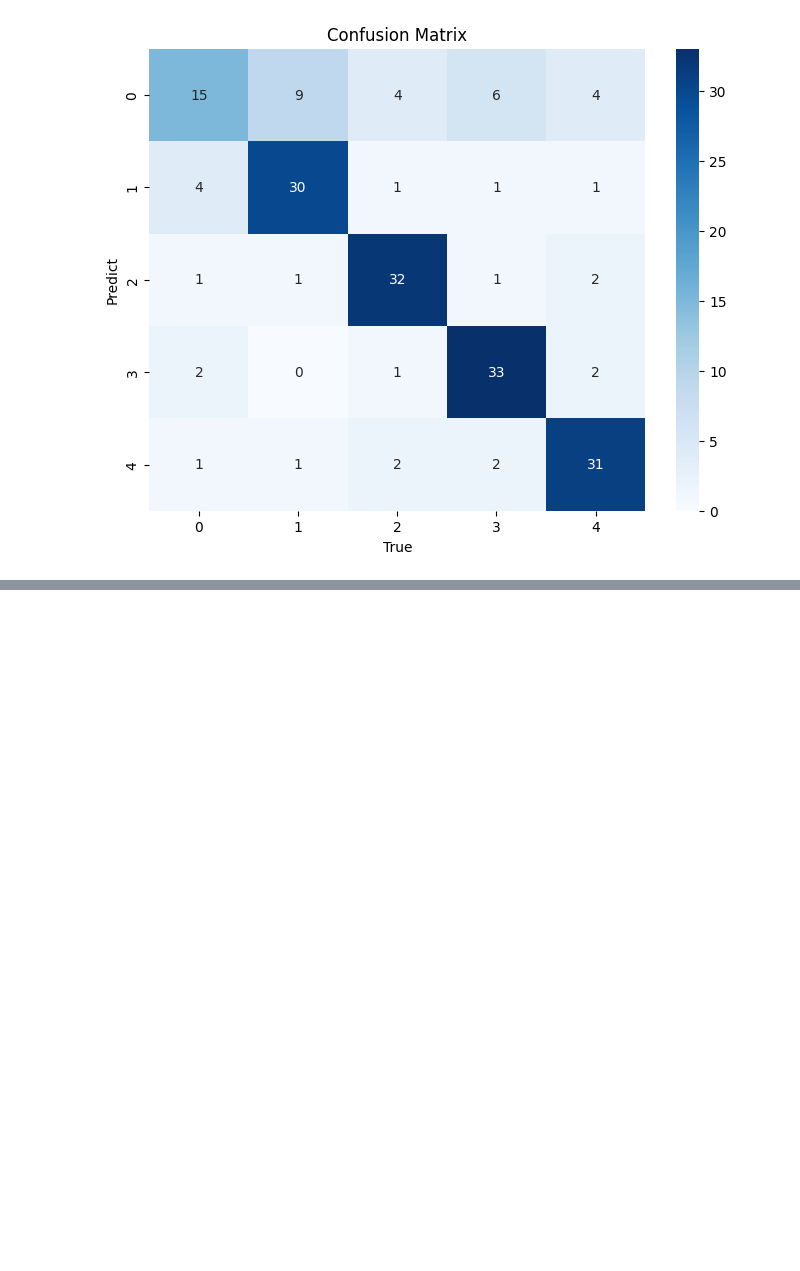
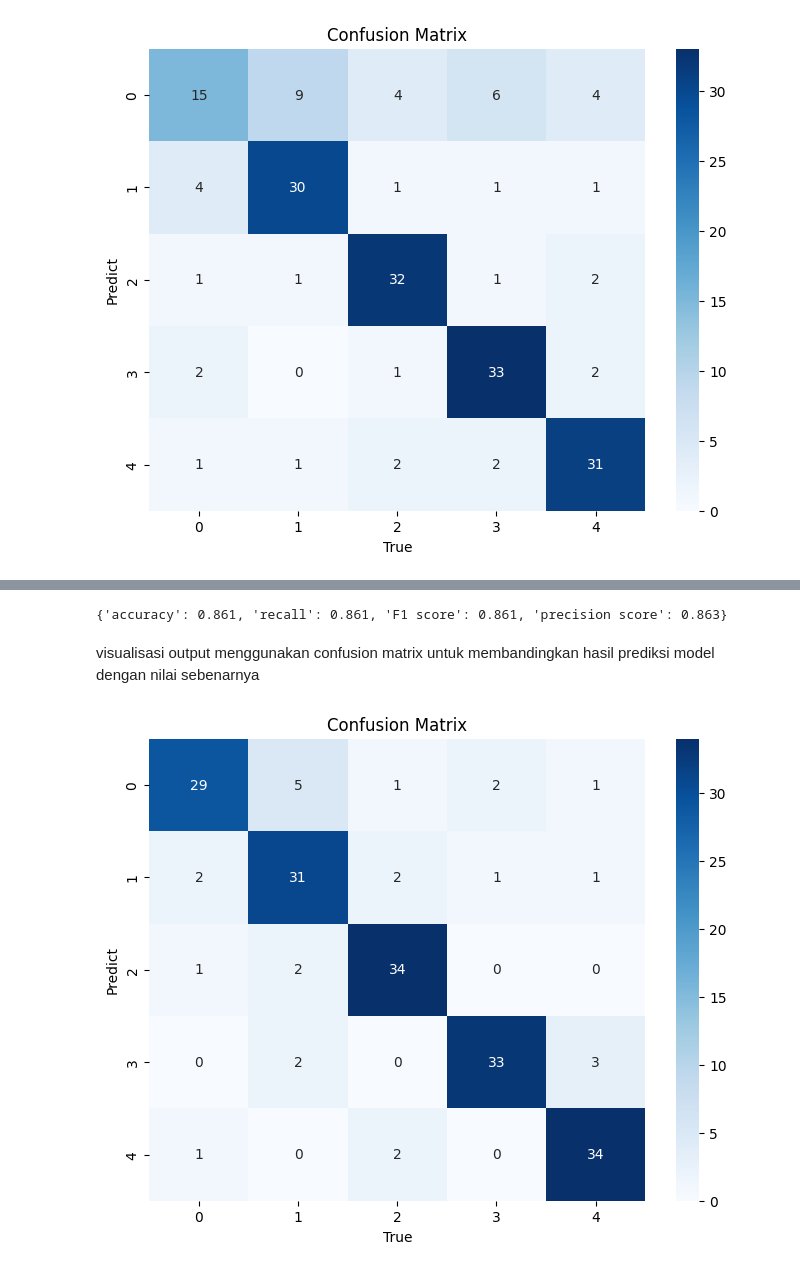
Before and after one commit to AvissaAmadea/BK_ADS_12572, a Jupyter notebook: BK_Hungarian_Project.ipynb, the cells around one changed output, grey strips where cells are left out. Cells and saved outputs as stored; diff of their text form; code cells hidden in the pictures; blank space fills up the shorter version.

```diff
--- a/BK_Hungarian_Project.ipynb
+++ b/BK_Hungarian_Project.ipynb
@@ -710,0 +835,3 @@ plt.show()
+# %%
+knn_model = KNeighborsClassifier(n_neighbors = 3)
+knn_model.fit(X_train_normal, y_train_normal)
@@ -710,0 +840,2 @@ plt.show()
+# %%
+y_pred_knn = knn_model.predict(X_test_normal)
@@ -710,0 +864,17 @@ plt.show()
+# %%
+evaluation(y_test_normal,y_pred_knn)
+# %% [output]
+{'accuracy': 0.861, 'recall': 0.861, 'F1 score': 0.861, 'precision score': 0.863}
+# %% [markdown]
+visualisasi output menggunakan confusion matrix untuk membandingkan hasil prediksi model dengan nilai sebenarnya
+# %%
+cm = confusion_matrix(y_test_normal, y_pred_knn)
+
+plt.figure(figsize=(8,6))
+sns.heatmap(cm, annot=True, fmt="d", cmap="Blues")
+plt.title('Confusion Matrix')
+plt.xlabel('True')
+plt.ylabel('Predict')
+plt.show()
+# %% [output]
+[figure, added]
```
Also changed, not shown: parts of 77 cells of this notebook.
